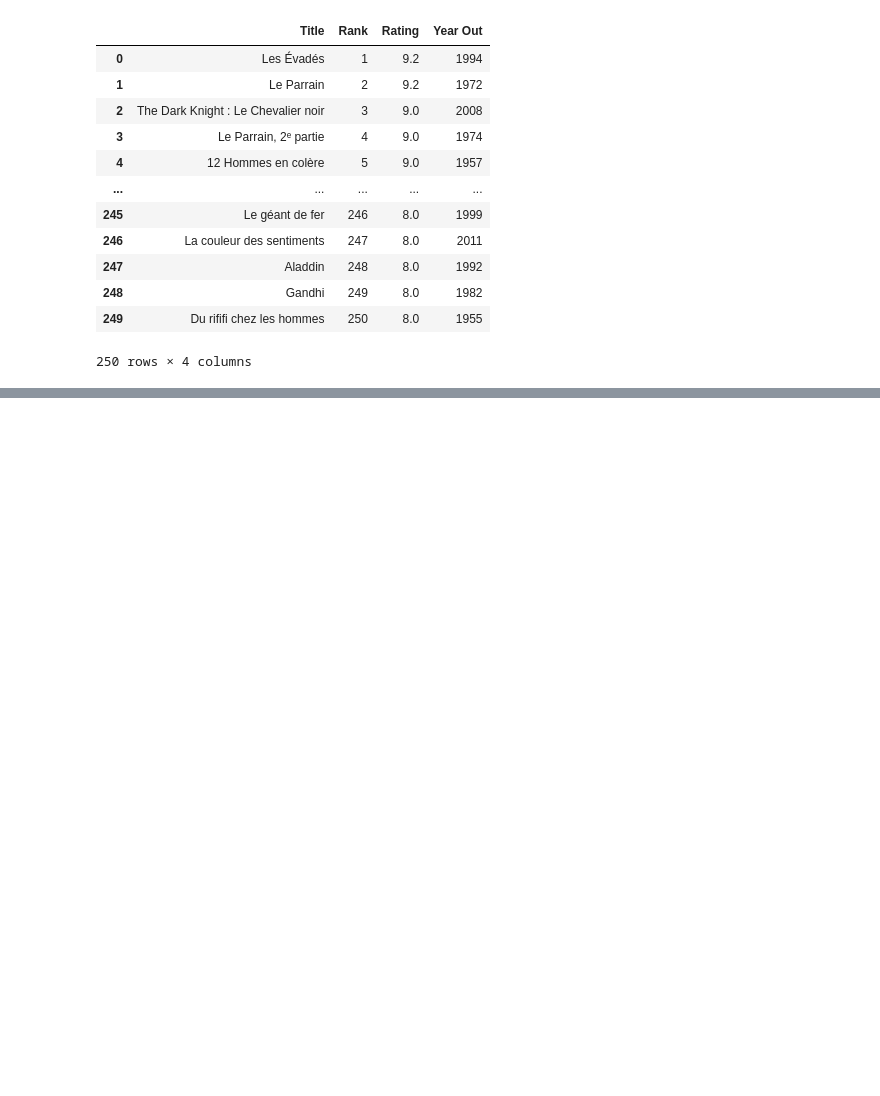
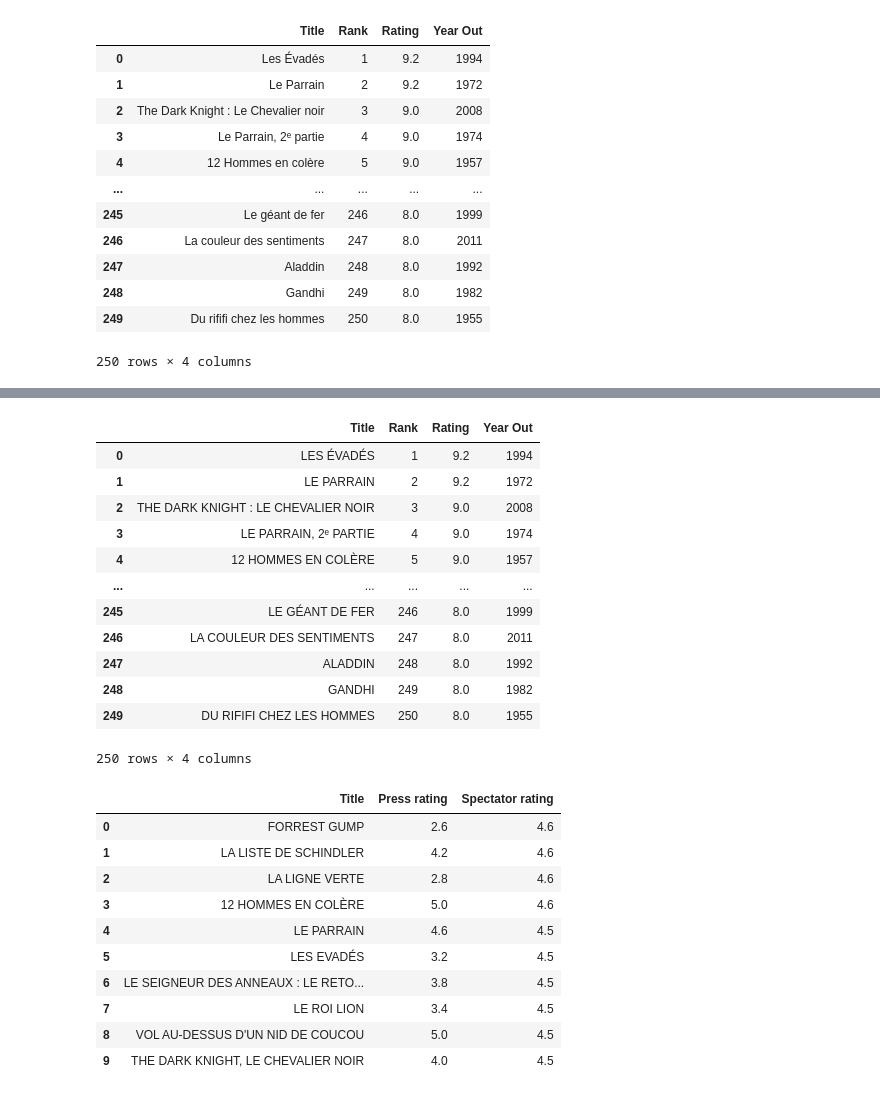
Before and after one commit to Clement2169/immocv, a Jupyter notebook: notebooks/miscellaneous/imdb.ipynb, the cells around one changed output, grey strips where cells are left out. Drawn from its saved outputs; the diff is of its cells as text; code cells hidden in the pictures; blank space fills up the shorter version.

```diff
--- a/notebooks/miscellaneous/imdb.ipynb
+++ b/notebooks/miscellaneous/imdb.ipynb
@@ -170,5 +192,33 @@ display(df_allocine)
 # %%
 df_allocine.Title = df_allocine.Title.str.upper()
 df_imdb.Title = df_imdb.Title.str.upper()
-df_merged = pd.merge(df_imdb, df_allocine, on='Title')
+display (df_imdb)
+display (df_allocine)
+
+imdb_allocine_common = pd.merge(df_imdb, df_allocine, on='Title')
+# %% [output]
+|  | Title | Rank | Rating | Year Out |
+| 0 | LES ÉVADÉS | 1 | 9.2 | 1994 |
+| 1 | LE PARRAIN | 2 | 9.2 | 1972 |
+| 2 | THE DARK KNIGHT : LE CHEVALIER NOIR | 3 | 9.0 | 2008 |
+| 3 | LE PARRAIN, 2ᵉ PARTIE | 4 | 9.0 | 1974 |
+| 4 | 12 HOMMES EN COLÈRE | 5 | 9.0 | 1957 |
+| ... | ... | ... | ... | ... |
+| 245 | LE GÉANT DE FER | 246 | 8.0 | 1999 |
+| 246 | LA COULEUR DES SENTIMENTS | 247 | 8.0 | 2011 |
+| 247 | ALADDIN | 248 | 8.0 | 1992 |
+| 248 | GANDHI | 249 | 8.0 | 1982 |
+| 249 | DU RIFIFI CHEZ LES HOMMES | 250 | 8.0 | 1955 |
+250 rows × 4 columns
+|  | Title | Press rating | Spectator rating |
+| 0 | FORREST GUMP | 2.6 | 4.6 |
+| 1 | LA LISTE DE SCHINDLER | 4.2 | 4.6 |
+| 2 | LA LIGNE VERTE | 2.8 | 4.6 |
+| 3 | 12 HOMMES EN COLÈRE | 5.0 | 4.6 |
+| 4 | LE PARRAIN | 4.6 | 4.5 |
+| 5 | LES EVADÉS | 3.2 | 4.5 |
+| 6 | LE SEIGNEUR DES ANNEAUX : LE RETO... | 3.8 | 4.5 |
+| 7 | LE ROI LION | 3.4 | 4.5 |
+| 8 | VOL AU-DESSUS D'UN NID DE COUCOU | 5.0 | 4.5 |
+| 9 | THE DARK KNIGHT, LE CHEVALIER NOIR | 4.0 | 4.5 |
 # %%
```
Also changed, not shown: parts of 7 cells of this notebook, 3 other files.
